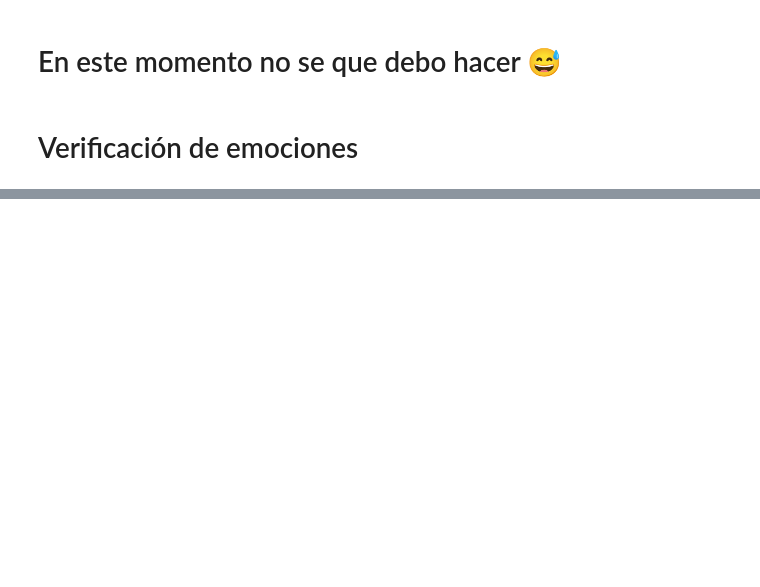
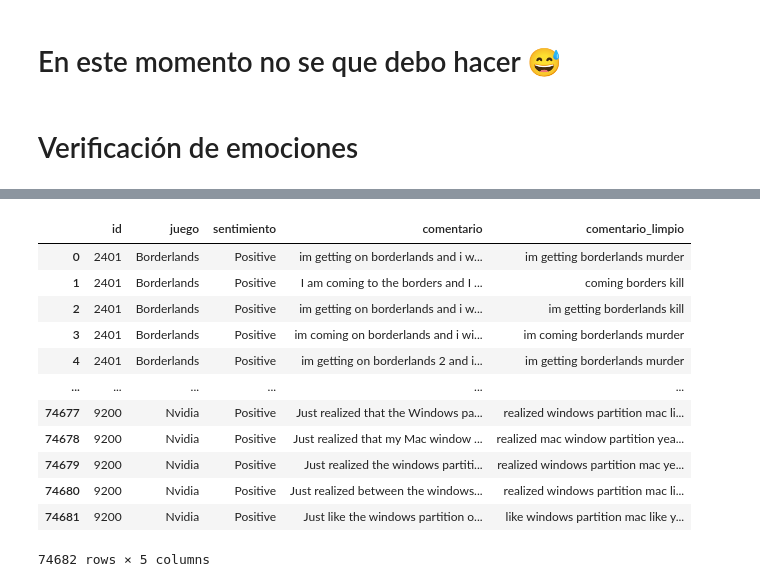
Before and after one commit to PzykoEich/proyecto_NLP, a Jupyter notebook: Untitled.ipynb, the cells around one changed output, grey strips where cells are left out. Saved outputs shown, nothing was run; the diff lists cells and outputs as text; code cells hidden in the pictures; blank space fills up the shorter version.

```diff
--- a/Untitled.ipynb
+++ b/Untitled.ipynb
@@ -75,3 +68,5 @@ Name: Positive, Length: 74681, dtype: str
+# %%
+df['comentario'] = df['comentario'].astype(str)
 # %%
 #Estableciendo semillas
 
@@ -93,3 +88,32 @@ nltk.download('stopwords')
 True
 # %%
-stopwords = stopwords.words('english')
+stopwords_en = stopwords.words('english')
+# %%
+#Limpieza de texto
+def limpiar_texto(texto):
+    texto = texto.lower()
+    texto = re.sub(r"http\S+", "", texto)
+    texto = re.sub(r"@\w+", "", texto)
+    texto = re.sub(r"#\w+", "", texto)
+    texto = re.sub(r"[^a-záéíóúñ ]", "", texto)
+    palabras = texto.split()
+    palabras = [p for p in palabras if p not in stopwords_en]
+    return " ".join(palabras)
+# %%
+df['comentario_limpio'] = df['comentario'].apply(limpiar_texto)
+# %%
+df
+# %% [output]
+|  | id | juego | sentimiento | comentario | comentario_limpio |
+| 0 | 2401 | Borderlands | Positive | im getting on borderlands and i w... | im getting borderlands murder |
+| 1 | 2401 | Borderlands | Positive | I am coming to the borders and I ... | coming borders kill |
+| 2 | 2401 | Borderlands | Positive | im getting on borderlands and i w... | im getting borderlands kill |
+| 3 | 2401 | Borderlands | Positive | im coming on borderlands and i wi... | im coming borderlands murder |
+| 4 | 2401 | Borderlands | Positive | im getting on borderlands 2 and i... | im getting borderlands murder |
+| ... | ... | ... | ... | ... | ... |
+| 74677 | 9200 | Nvidia | Positive | Just realized that the Windows pa... | realized windows partition mac li... |
+| 74678 | 9200 | Nvidia | Positive | Just realized that my Mac window ... | realized mac window partition yea... |
+| 74679 | 9200 | Nvidia | Positive | Just realized the windows partiti... | realized windows partition mac ye... |
+| 74680 | 9200 | Nvidia | Positive | Just realized between the windows... | realized windows partition mac li... |
+| 74681 | 9200 | Nvidia | Positive | Just like the windows partition o... | like windows partition mac like y... |
+74682 rows × 5 columns
```
Also changed, not shown: parts of 11 cells of this notebook.
